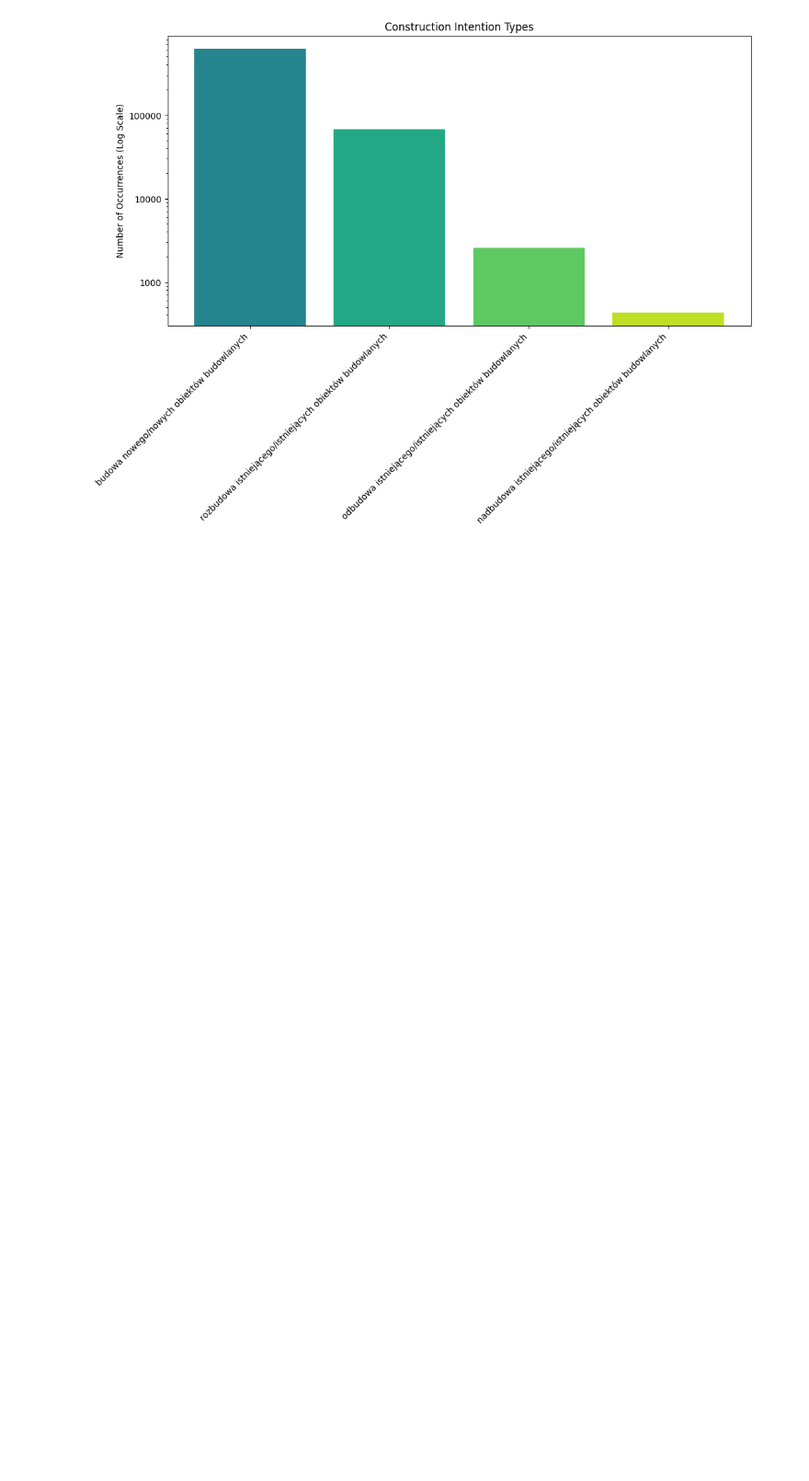
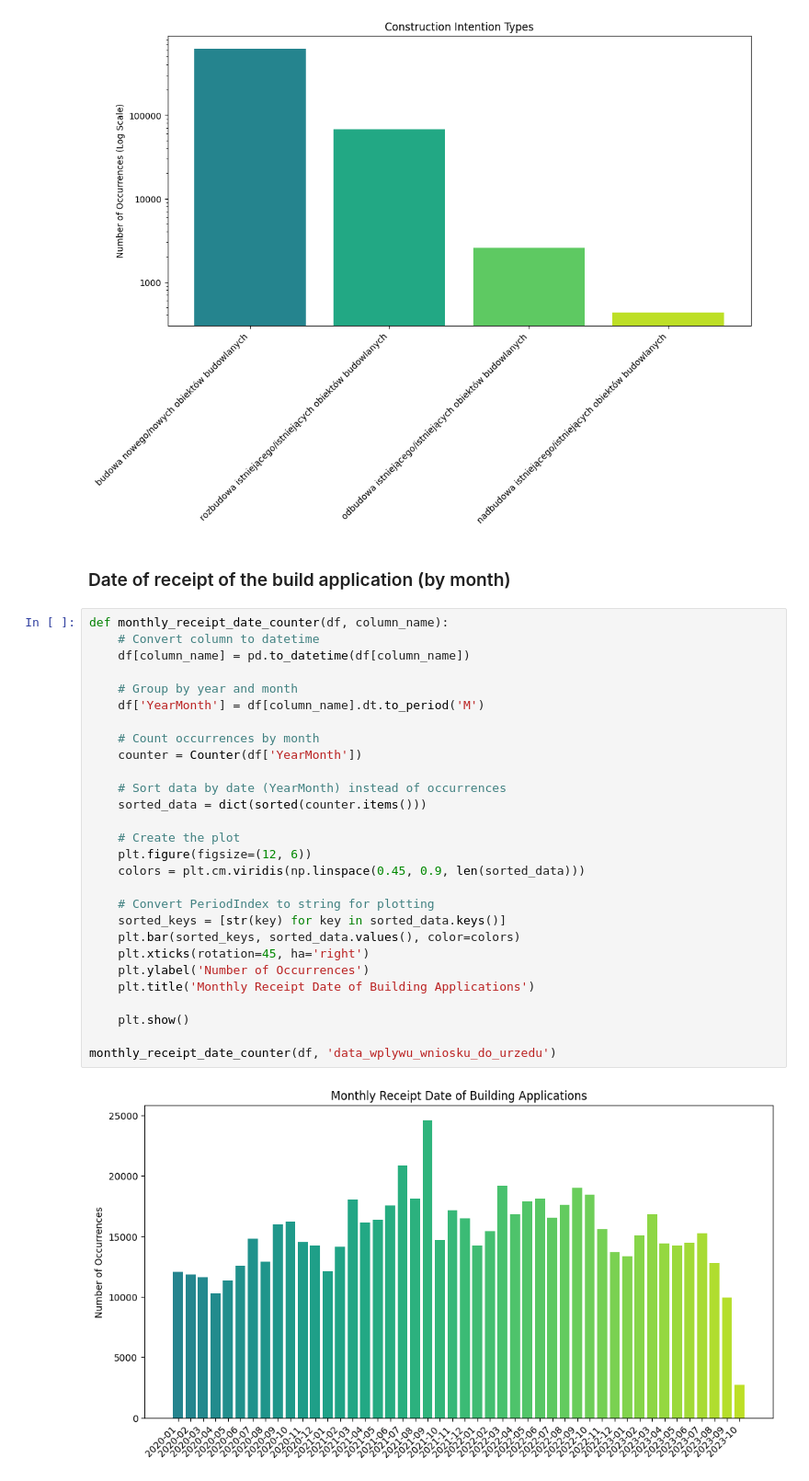
Before and after one commit to JakBiel/Building_permissions_ETL, a Jupyter notebook: zip_data_docker_compose/zip_data_jupyter_notebook/jpdata/csv_analyze.ipynb, the cells around one changed output. Shown at 92% size. Drawn from its saved outputs; the diff is of its cells as text; blank space fills up the shorter version.

```diff
--- a/zip_data_docker_compose/zip_data_jupyter_notebook/jpdata/csv_analyze.ipynb
+++ b/zip_data_docker_compose/zip_data_jupyter_notebook/jpdata/csv_analyze.ipynb
@@ -94,3 +94,35 @@ def construction_intention_counter_log(df, column_name):
 construction_intention_counter_log(df, 'rodzaj_zam_budowlanego')
 # %% [output]
 [figure]
+# %% [markdown]
+### Date of receipt of the build application (by month)
+# %%
+def monthly_receipt_date_counter(df, column_name):
+    # Convert column to datetime
+    df[column_name] = pd.to_datetime(df[column_name])
+
+    # Group by year and month
+    df['YearMonth'] = df[column_name].dt.to_period('M')
+
+    # Count occurrences by month
+    counter = Counter(df['YearMonth'])
+
+    # Sort data by date (YearMonth) instead of occurrences
+    sorted_data = dict(sorted(counter.items()))
+
+    # Create the plot
+    plt.figure(figsize=(12, 6))
+    colors = plt.cm.viridis(np.linspace(0.45, 0.9, len(sorted_data)))
+
+    # Convert PeriodIndex to string for plotting
+    sorted_keys = [str(key) for key in sorted_data.keys()]
+    plt.bar(sorted_keys, sorted_data.values(), color=colors)
+    plt.xticks(rotation=45, ha='right')
+    plt.ylabel('Number of Occurrences')
+    plt.title('Monthly Receipt Date of Building Applications')
+
+    plt.show()
+
+monthly_receipt_date_counter(df, 'data_wplywu_wniosku_do_urzedu')
+# %% [output]
+[figure, added]
```
Also changed, not shown: parts of 1 cell of this notebook.
